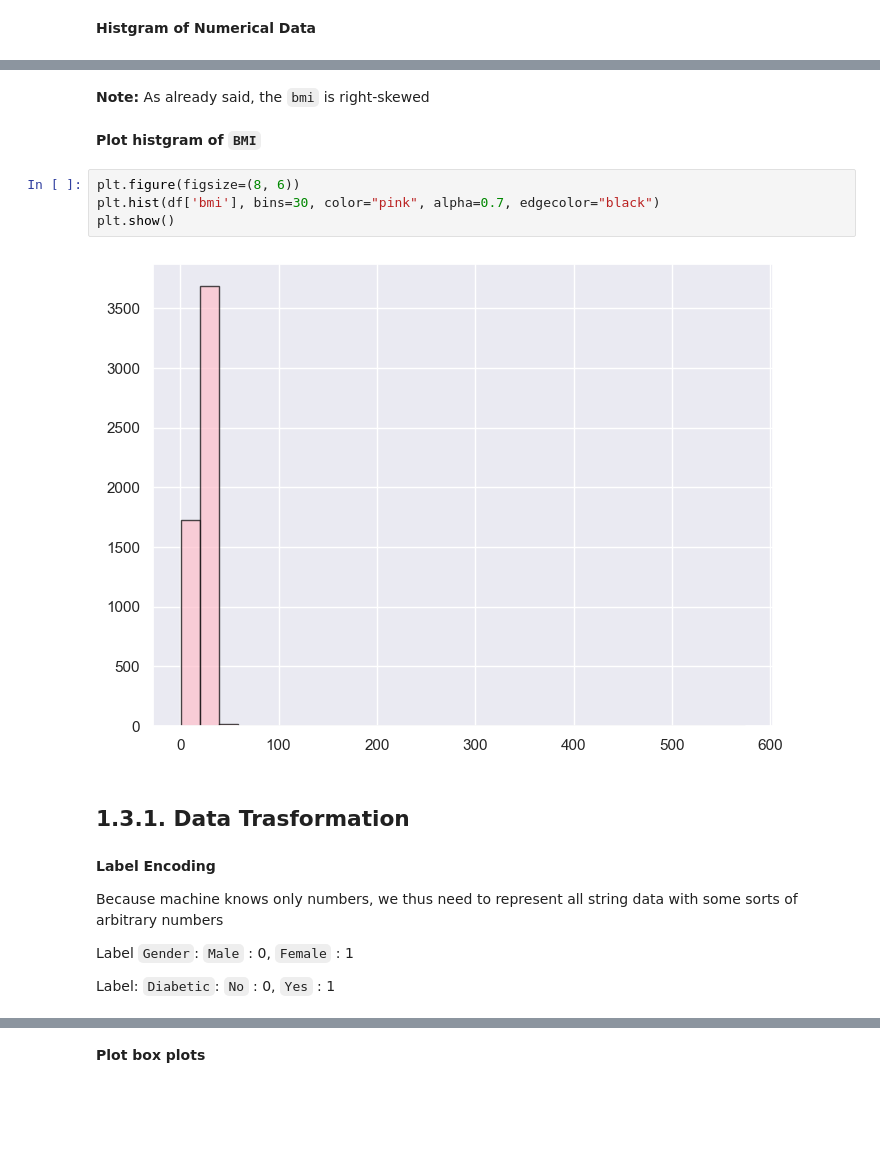
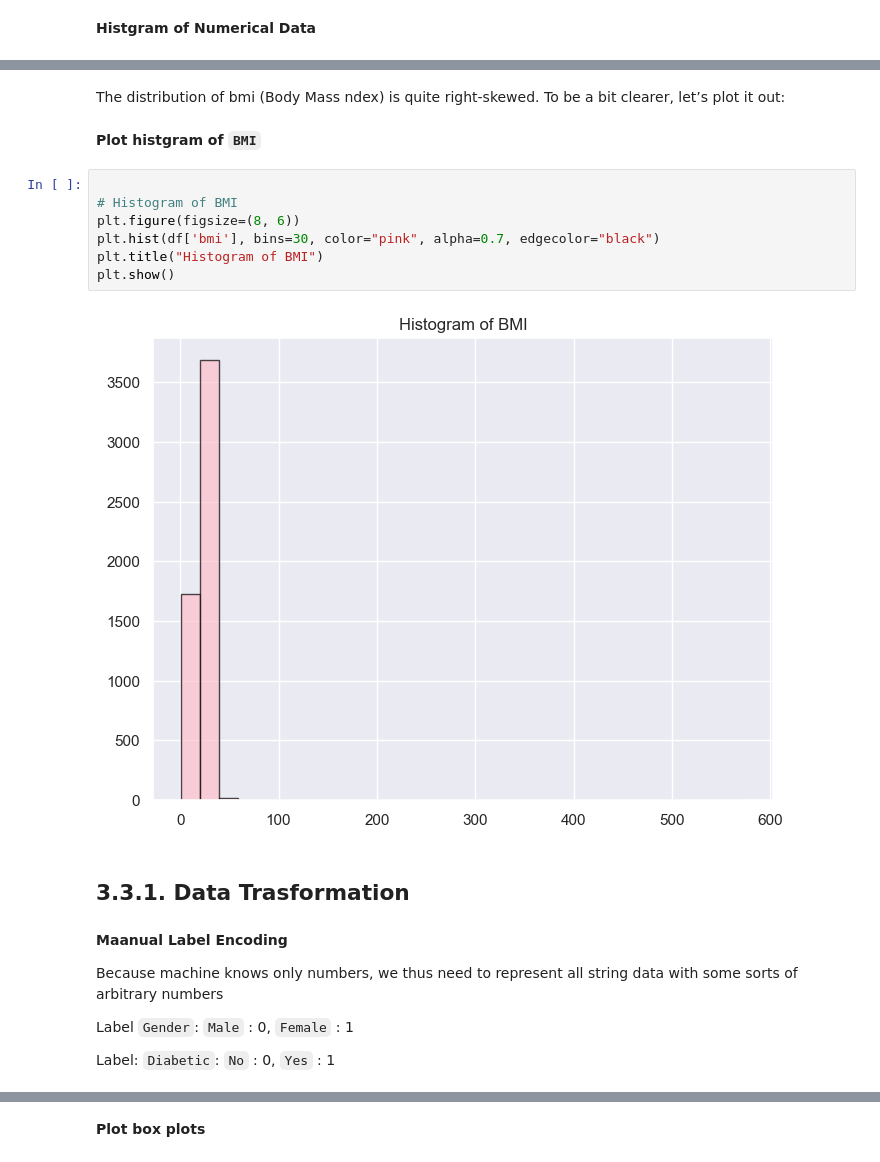
Before and after one commit to StrikerEurika/Diabetes-Classification, a Jupyter notebook: notebooks/notebook.ipynb, the cells around one changed output, grey strips where cells are left out. Cells and saved outputs as stored; diff of their text form; blank space fills up the shorter version.

```diff
--- a/notebooks/notebook.ipynb
+++ b/notebooks/notebook.ipynb
@@ -325,20 +245,23 @@ def plot_numerical_histogram(df: pd.DataFrame, cols, bins=20) -> None:
 plot_numerical_histogram(df, numerical_columns)
 # %% [output]
 [figure]
-# %% [markdown]
-**Note:** As already said, the `bmi` is right-skewed
+# %% [markdown]
+The distribution of bmi (Body Mass ndex) is quite right-skewed. To be a bit clearer, let’s plot it out:
 # %% [markdown]
 **Plot histgram of `BMI`**
 # %%
+
+# Histogram of BMI
 plt.figure(figsize=(8, 6))
 plt.hist(df['bmi'], bins=30, color="pink", alpha=0.7, edgecolor="black")
+plt.title("Histogram of BMI")
 plt.show()
 # %% [output]
-[figure, old version]
+[figure, new version]
 # %% [markdown]
-## **1.3.1. Data Trasformation**
+## **3.3.1. Data Trasformation**
 # %% [markdown]
-**Label Encoding**
+**Maanual Label Encoding**
 
 Because machine knows only numbers, we thus need to represent all string data with some sorts of arbitrary numbers
 
```
Also changed, not shown: parts of 171 cells of this notebook, 19 other files.
